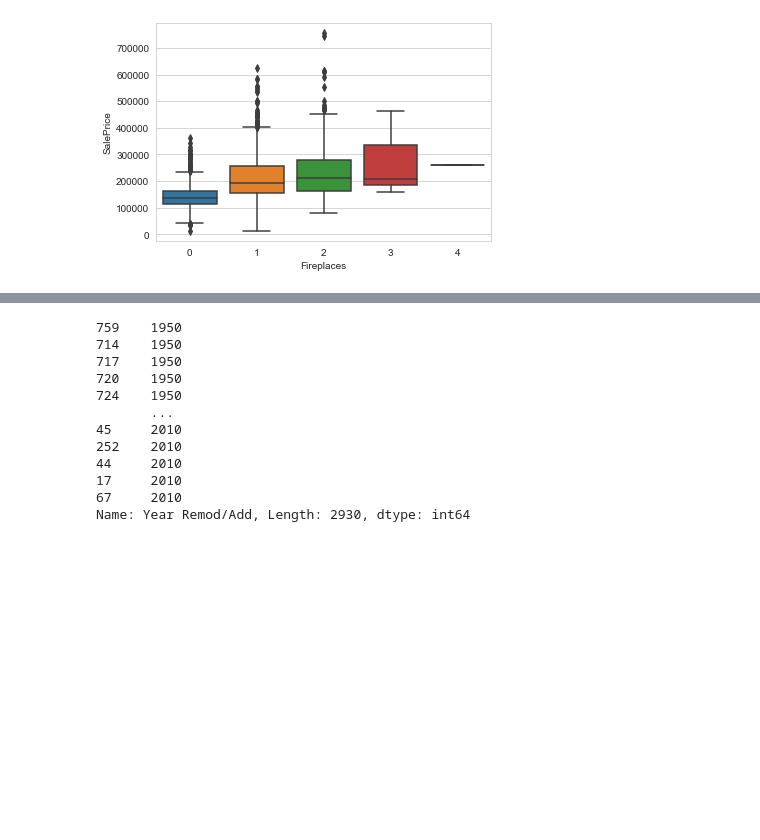
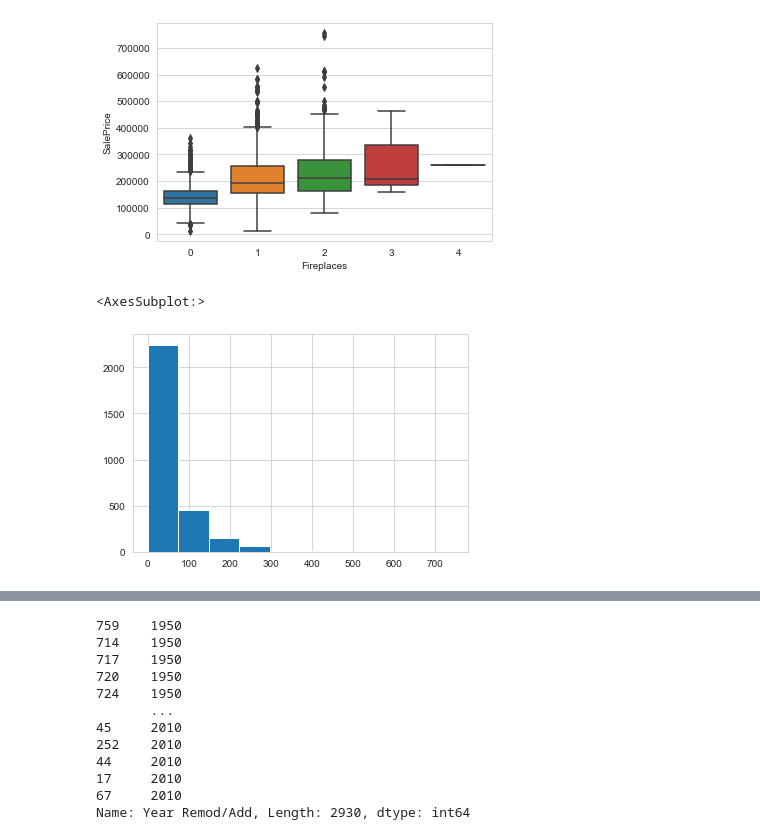
Before and after one commit to Flockyy/Projet_E2_P2, a Jupyter notebook: E2_analysis.ipynb, the cells around one changed output, grey strips where cells are left out. Saved outputs shown, nothing was run; the diff lists cells and outputs as text; code cells hidden in the pictures; blank space fills up the shorter version.

```diff
--- a/E2_analysis.ipynb
+++ b/E2_analysis.ipynb
@@ -480,3 +519,8 @@ ax = sns.boxplot(x='TotRms AbvGrd', y="SalePrice", data=pre_proc_df)
 ax = sns.boxplot(x='Fireplaces', y="SalePrice", data=pre_proc_df)
 # %% [output]
 [figure]
+# %%
+pre_proc_df['Open Porch SF'].hist()
+# %% [output]
+<AxesSubplot:>
+[figure, added]
```
Also changed, not shown: parts of 46 cells of this notebook, 1 other file.
